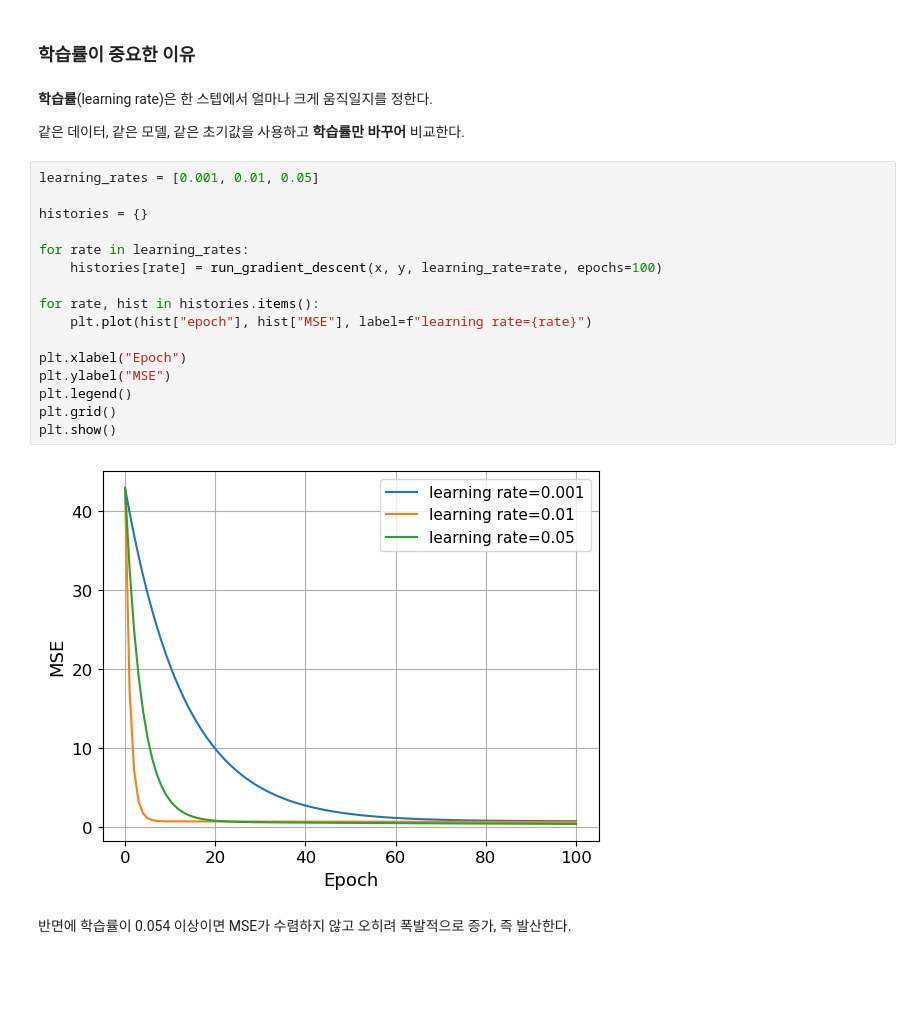
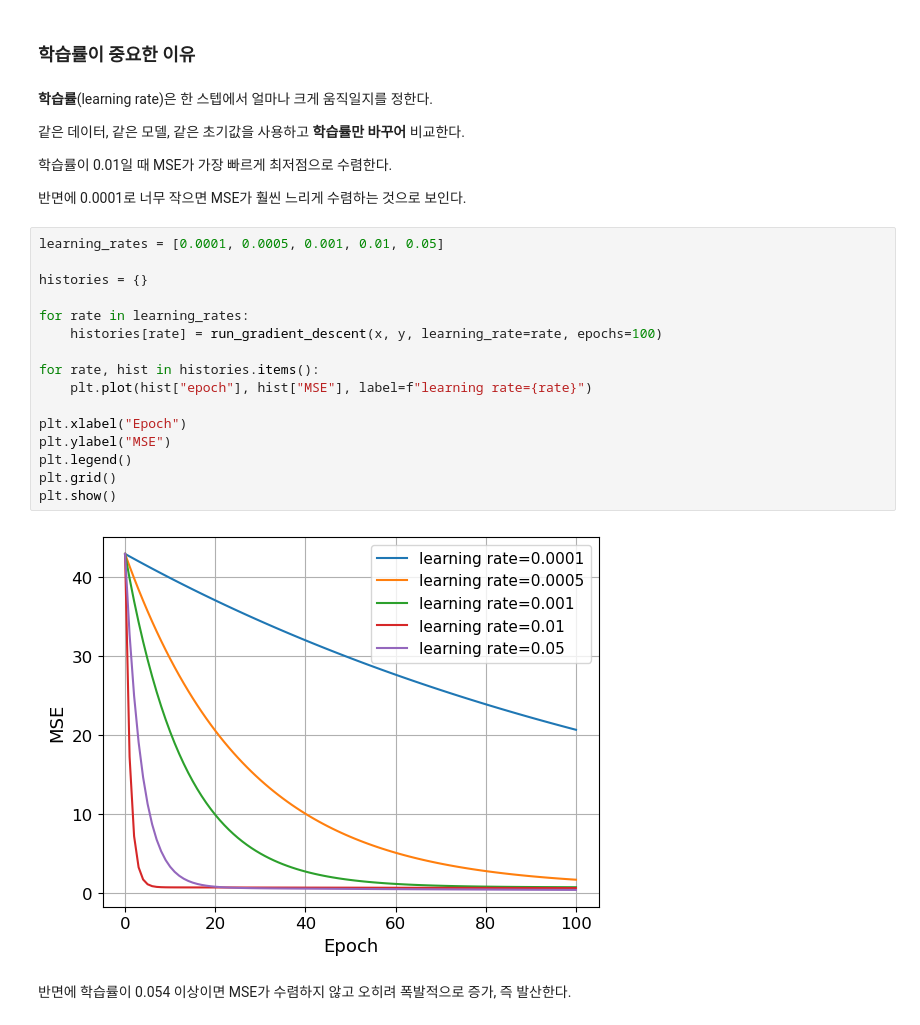
Before and after one commit to codingalzi/code-workout-ml, a Jupyter notebook: p3_lab_gradient_descent.ipynb, the cells around one changed output. Drawn from its saved outputs; the diff is of its cells as text; blank space fills up the shorter version.

```diff
--- a/p3_lab_gradient_descent.ipynb
+++ b/p3_lab_gradient_descent.ipynb
@@ -345,24 +345,28 @@ comparison
 **학습률**(learning rate)은 한 스텝에서 얼마나 크게 움직일지를 정한다.
 
 같은 데이터, 같은 모델, 같은 초기값을 사용하고 **학습률만 바꾸어** 비교한다.
+
+학습률이 0.01일 때 MSE가 가장 빠르게 최저점으로 수렴한다.
+
+반면에 0.0001로 너무 작으면 MSE가 훨씬 느리게 수렴하는 것으로 보인다.
 # %%
-learning_rates = [0.001, 0.01, 0.05]
+learning_rates = [0.0001, 0.0005, 0.001, 0.01, 0.05]
 
 histories = {}
 
 for rate in learning_rates:
     histories[rate] = run_gradient_descent(x, y, learning_rate=rate, epochs=100)
 
 for rate, hist in histories.items():
     plt.plot(hist["epoch"], hist["MSE"], label=f"learning rate={rate}")
 
 plt.xlabel("Epoch")
 plt.ylabel("MSE")
 plt.legend()
 plt.grid()
 plt.show()
 # %% [output]
-[figure, old version]
+[figure, new version]
 # %% [markdown]
 반면에 학습률이 0.054 이상이면 MSE가 수렴하지 않고 오히려 폭발적으로 증가, 즉 발산한다.
 # %%
```
Also changed, not shown: 2 other files.
